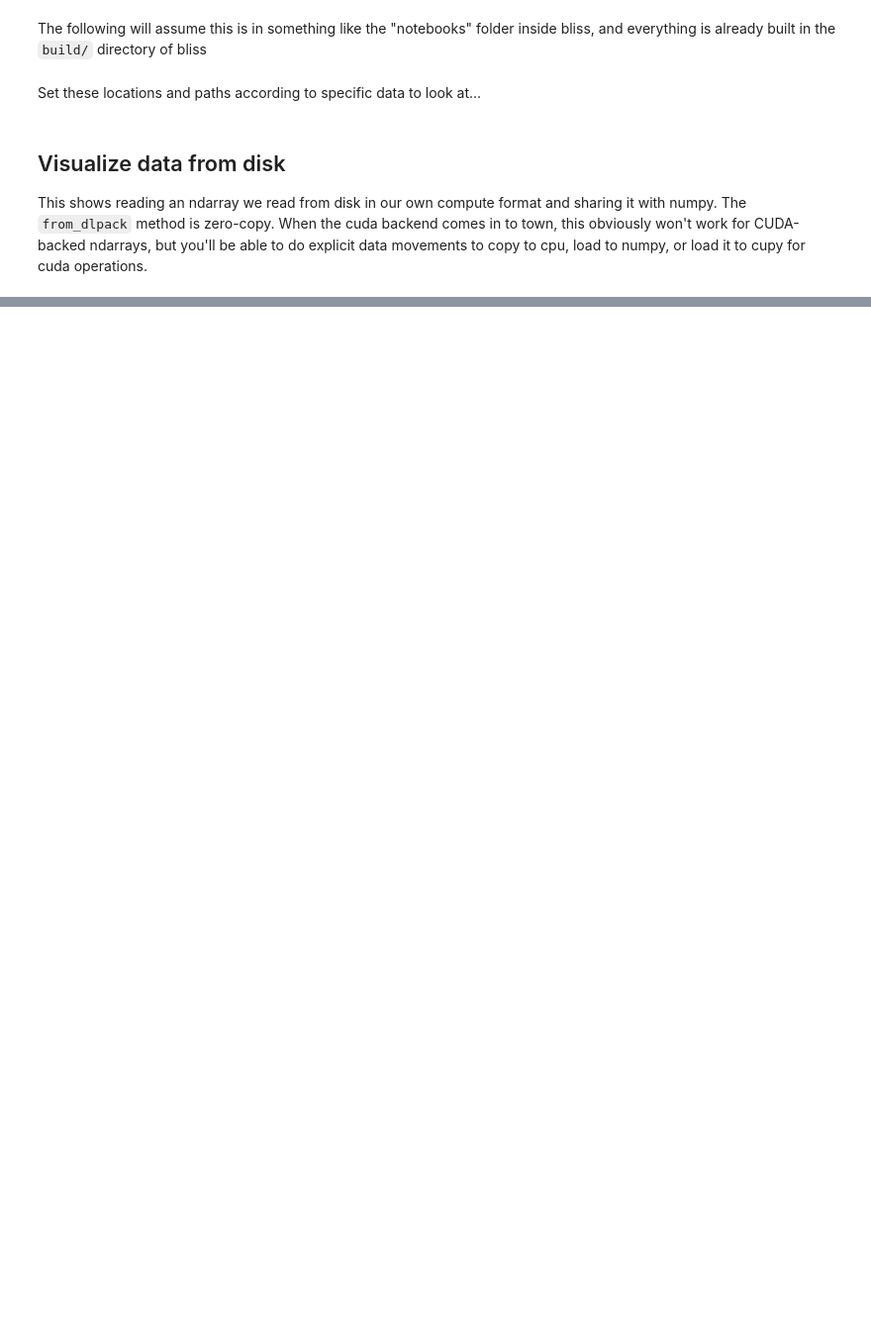
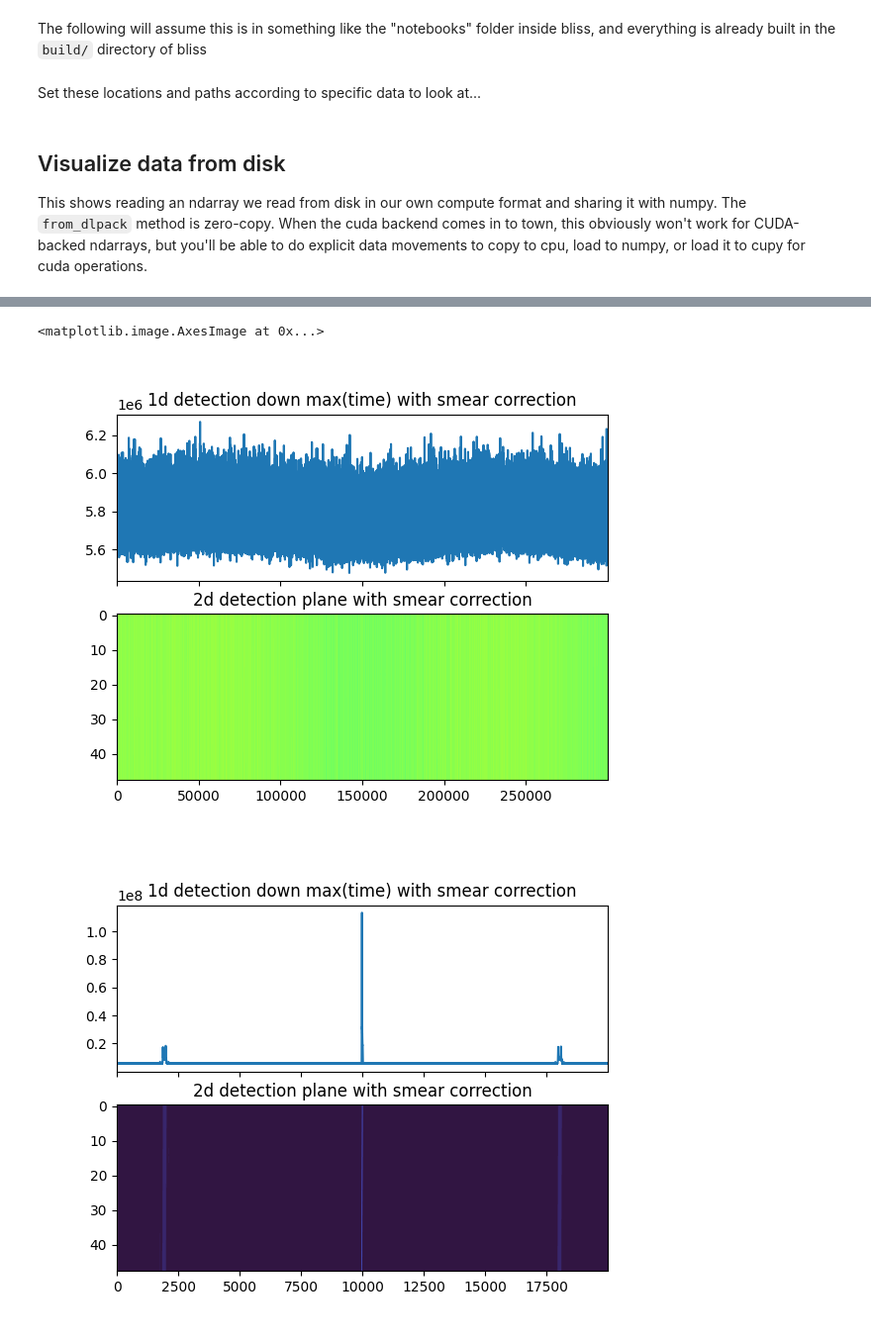
Before and after one commit to n-west/bliss, a Jupyter notebook: notebooks/rfi mitigation visual.ipynb, the cells around one changed output, grey strips where cells are left out. Shown at 99% size. Saved outputs shown, nothing was run; the diff lists cells and outputs as text; code cells hidden in the pictures; blank space fills up the shorter version.

```diff
--- a/notebooks/rfi mitigation visual.ipynb
+++ b/notebooks/rfi mitigation visual.ipynb
@@ -159,13 +250,26 @@ print(det_plane_with_smear_correction.shape)
 # %%
+
+fig, (ax1, ax2) = plt.subplots(2, 1, sharex=True)
+
+ax1.set_title("1d detection down max(time) with smear correction")
+ax1.plot(det_plane_with_smear_correction[:, 200000:500000].max(0)/16)
+plt.margins(0)
+
+ax2.set_title("2d detection plane with smear correction")
+ax2.imshow(det_plane_with_smear_correction[:, 200000:500000], aspect="auto", interpolation=None, cmap="turbo")
+
 
 voyager_expect = 660000
 
 fig, (ax1, ax2) = plt.subplots(2, 1, sharex=True)
-
 
 ax1.set_title("1d detection down max(time) with smear correction")
 ax1.plot(det_plane_with_smear_correction[:, voyager_expect-10000:voyager_expect+10000].max(0)/16)
 plt.margins(0)
 
 ax2.set_title("2d detection plane with smear correction")
 ax2.imshow(det_plane_with_smear_correction[:, voyager_expect-10000:voyager_expect+10000], aspect="auto", interpolation=None, cmap="turbo")
+# %% [output]
+<matplotlib.image.AxesImage at 0x...>
+[figure, added]
+[figure, added]
```
Also changed, not shown: parts of 17 cells of this notebook, 1 other file.
